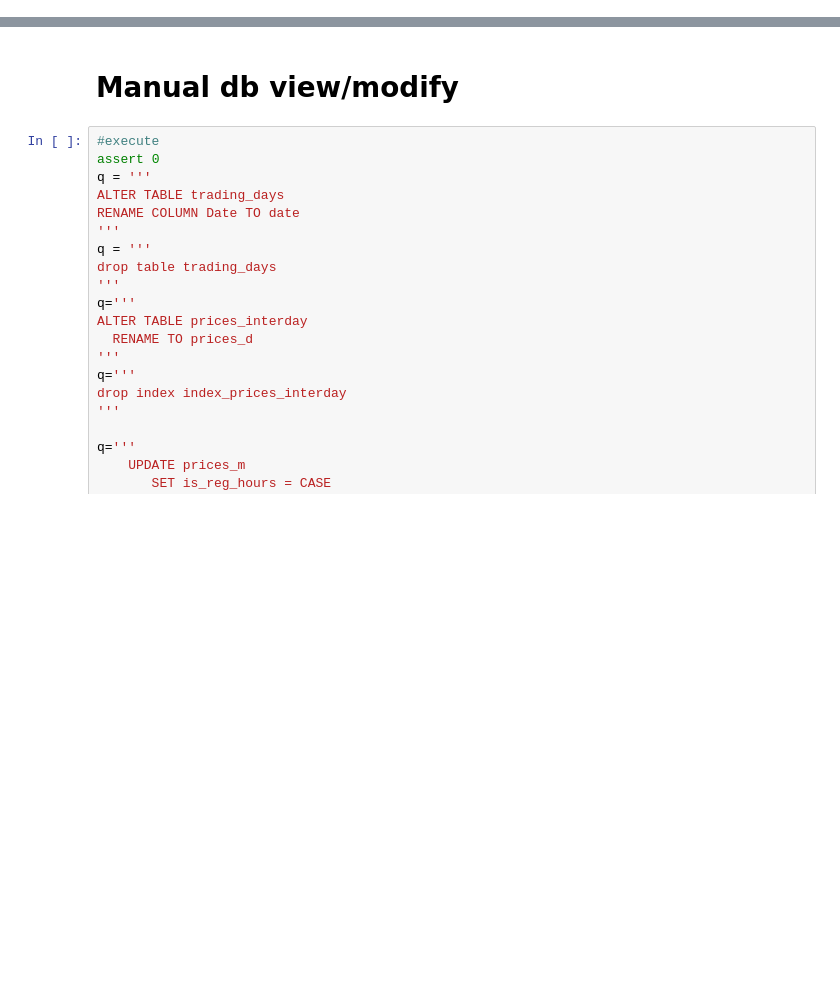
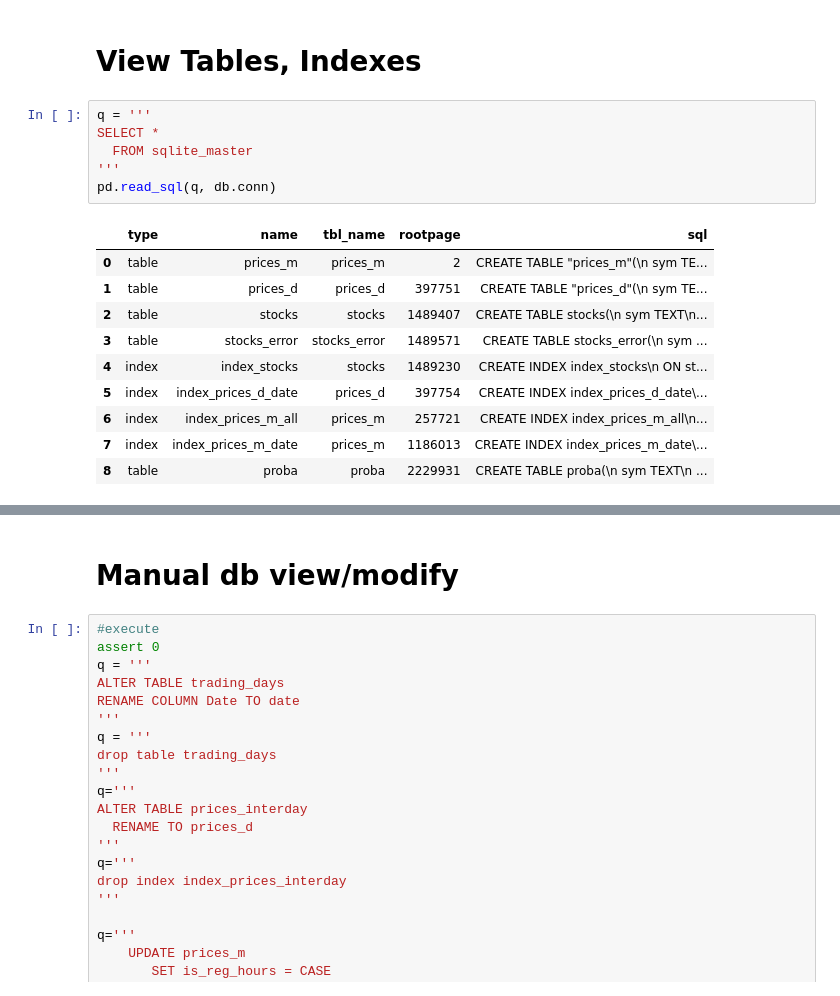
Before and after one commit to MichaelOw/five-minute-midas, a Jupyter notebook: notebooks/1_get_raw_data.ipynb, the cells around one changed output, grey strips where cells are left out. Drawn from its saved outputs; the diff is of its cells as text; blank space fills up the shorter version.

```diff
--- a/notebooks/1_get_raw_data.ipynb
+++ b/notebooks/1_get_raw_data.ipynb
@@ -121,0 +93,19 @@ db_demo = DataBase(ls_init_str, dir_db_demo)
+# %% [markdown]
+# View Tables, Indexes
+# %%
+q = '''
+SELECT *
+  FROM sqlite_master
+'''
+pd.read_sql(q, db.conn)
+# %% [output]
+|  | type | name | tbl_name | rootpage | sql |
+| 0 | table | prices_m | prices_m | 2 | CREATE TABLE "prices_m"(\n sym TE... |
+| 1 | table | prices_d | prices_d | 397751 | CREATE TABLE "prices_d"(\n sym TE... |
+| 2 | table | stocks | stocks | 1489407 | CREATE TABLE stocks(\n sym TEXT\n... |
+| 3 | table | stocks_error | stocks_error | 1489571 | CREATE TABLE stocks_error(\n sym ... |
+| 4 | index | index_stocks | stocks | 1489230 | CREATE INDEX index_stocks\n ON st... |
+| 5 | index | index_prices_d_date | prices_d | 397754 | CREATE INDEX index_prices_d_date\... |
+| 6 | index | index_prices_m_all | prices_m | 257721 | CREATE INDEX index_prices_m_all\n... |
+| 7 | index | index_prices_m_date | prices_m | 1186013 | CREATE INDEX index_prices_m_date\... |
+| 8 | table | proba | proba | 2229931 | CREATE TABLE proba(\n sym TEXT\n ... |
```
Also changed, not shown: parts of 14 cells of this notebook, 2 other files.
